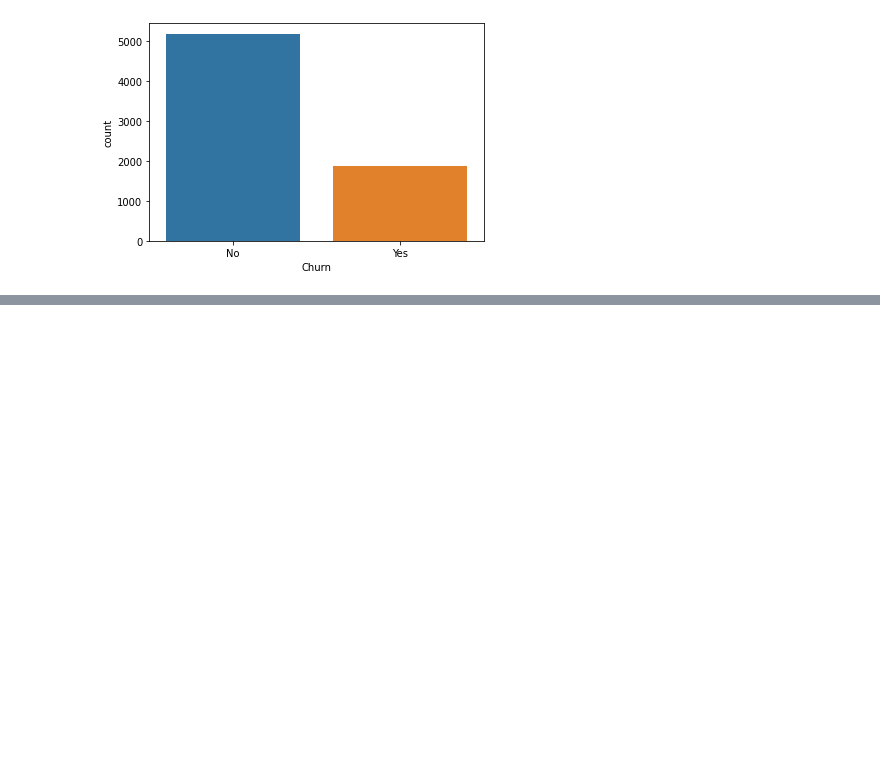
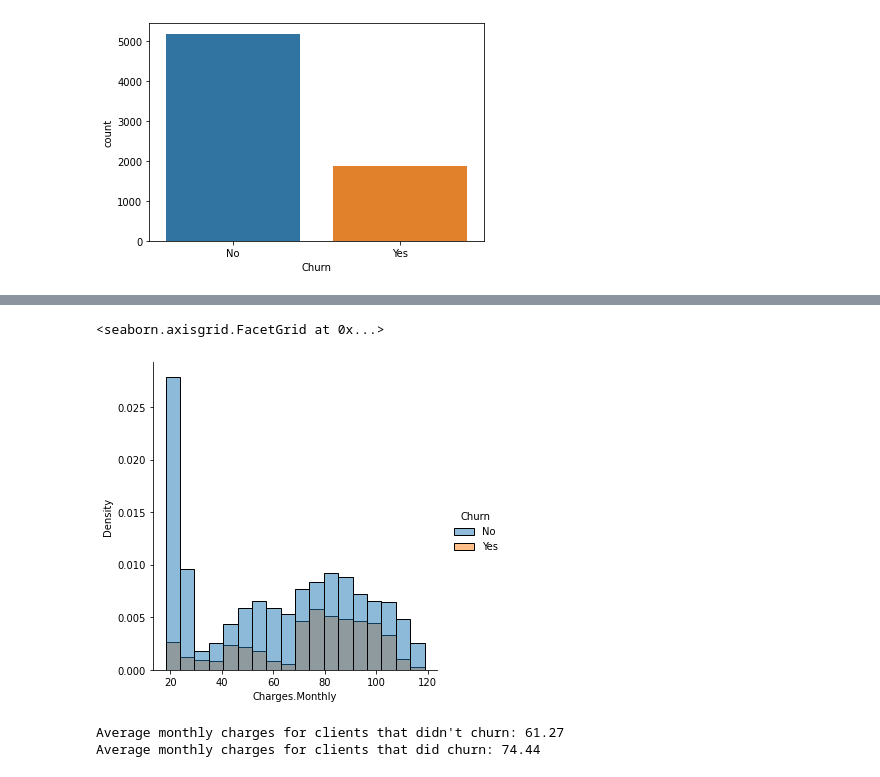
Before and after one commit to devmedeiros/Challenge-Data-Science, a Jupyter notebook: AluraVoz.ipynb, the cells around one changed output, grey strips where cells are left out. Cells and saved outputs as stored; diff of their text form; code cells hidden in the pictures; blank space fills up the shorter version.

```diff
--- a/AluraVoz.ipynb
+++ b/AluraVoz.ipynb
@@ -190,0 +144,10 @@ See the caveats in the documentation: https://pandas.pydata.org/pandas-docs/stab
+# %%
+sns.displot(data, x='Charges.Monthly', hue='Churn', stat="density")
+# %% [output]
+<seaborn.axisgrid.FacetGrid at 0x...>
+[figure, added]
+# %%
+print("Average monthly charges for clients that didn't churn: {:.2f}\nAverage monthly charges for clients that did churn: {:.2f}".format(data['Charges.Monthly'][data.Churn == 'No'].mean(), data['Charges.Monthly'][data.Churn == 'Yes'].mean()))
+# %% [output]
+Average monthly charges for clients that didn't churn: 61.27
+Average monthly charges for clients that did churn: 74.44
```
Also changed, not shown: parts of 23 cells of this notebook.
